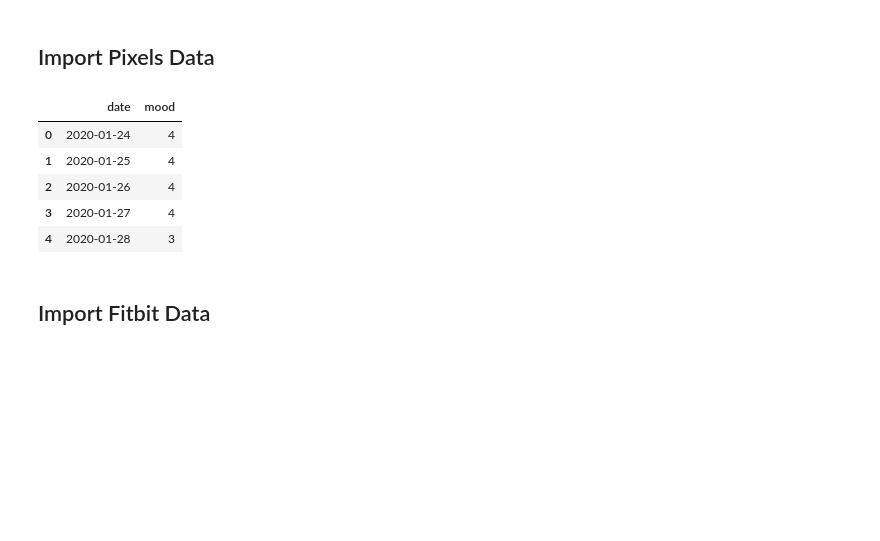
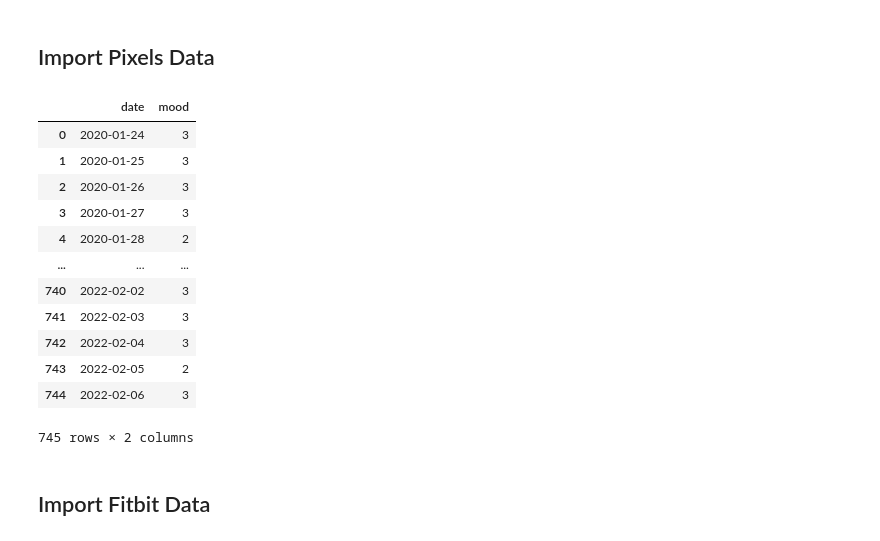
Before and after one commit to Markus98/CS-C3240-machine-learning-project, a Jupyter notebook: data_formatting.ipynb, the cells around one changed output. Cells and saved outputs as stored; diff of their text form; code cells hidden in the pictures; blank space fills up the shorter version.

```diff
--- a/data_formatting.ipynb
+++ b/data_formatting.ipynb
@@ -10,26 +10,39 @@ import os
 # %%
 # Import pixels data
 pixels_filename = './dataset/pixels/Pixels backup_ 2022-02-07 18_28_02.258.json'
 with open(pixels_filename, 'r') as file:
     pixels_objects = json.loads(file.read())
 
+# Change extreme values closer to neutral and shift values by -1
 def parse_pixel_obj(object):
+    value = object['entries'][0]['value']
+    if value == 1:
+        value = 2
+    elif value == 5:
+        value = 4
     return {
         'date': object['date'],
-        'mood': object['entries'][0]['value']
+        'mood': value-1
     }
 
 parsed_pixel_objs = [ parse_pixel_obj(object) for object in pixels_objects ]
 
 pixels_mood_df = pd.DataFrame(parsed_pixel_objs)
 pixels_mood_df
 # %% [output]
 |  | date | mood |
-| 0 | 2020-01-24 | 4 |
-| 1 | 2020-01-25 | 4 |
-| 2 | 2020-01-26 | 4 |
-| 3 | 2020-01-27 | 4 |
-| 4 | 2020-01-28 | 3 |
+| 0 | 2020-01-24 | 3 |
+| 1 | 2020-01-25 | 3 |
+| 2 | 2020-01-26 | 3 |
+| 3 | 2020-01-27 | 3 |
+| 4 | 2020-01-28 | 2 |
+| ... | ... | ... |
+| 740 | 2022-02-02 | 3 |
+| 741 | 2022-02-03 | 3 |
+| 742 | 2022-02-04 | 3 |
+| 743 | 2022-02-05 | 2 |
+| 744 | 2022-02-06 | 3 |
+745 rows × 2 columns
 # %% [markdown]
 ## Import Fitbit Data
 # %%
```
Also changed, not shown: parts of 3 cells of this notebook.
